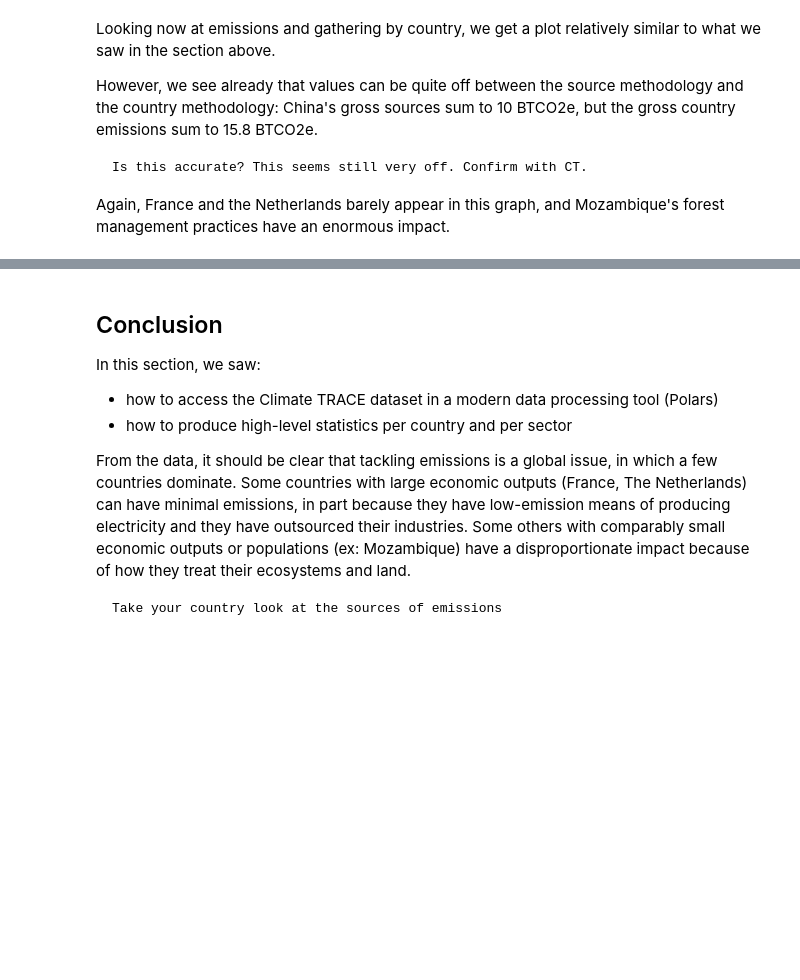
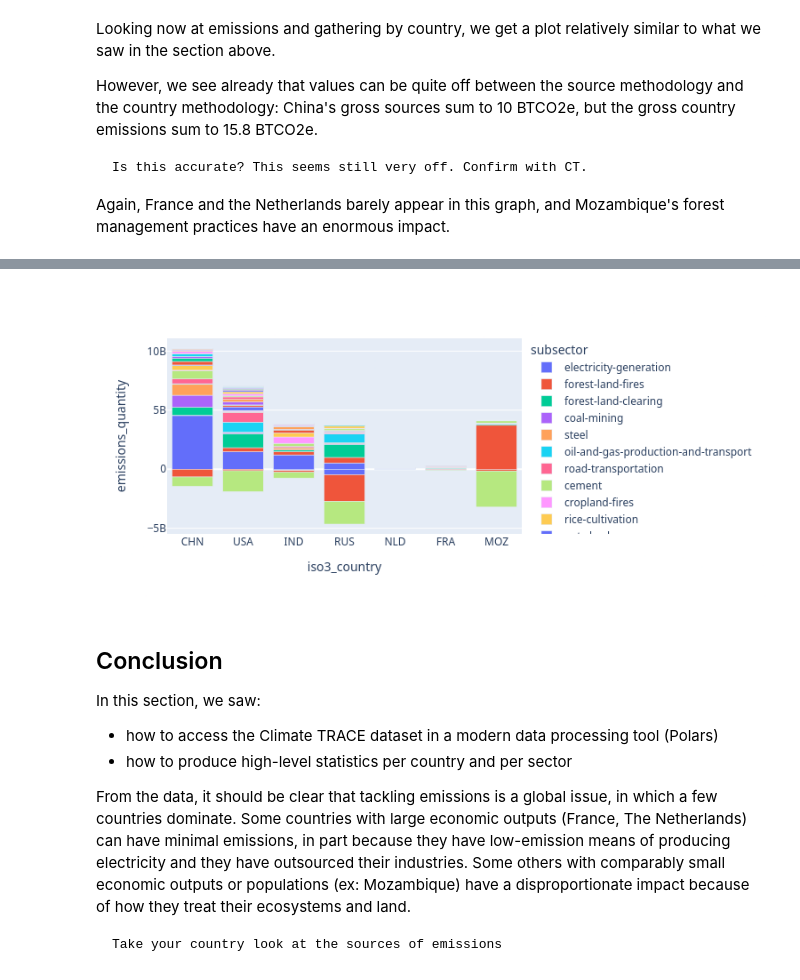
Before and after one commit to tjhunter/climate-trace-handbook, a Jupyter notebook: ct_book/_build/jupyter_execute/initial_analysis.ipynb, the cells around one changed output, grey strips where cells are left out. Cells and saved outputs as stored; diff of their text form; code cells hidden in the pictures; blank space fills up the shorter version.

```diff
--- a/ct_book/_build/jupyter_execute/initial_analysis.ipynb
+++ b/ct_book/_build/jupyter_execute/initial_analysis.ipynb
@@ -365,11 +398,11 @@ Again, France and the Netherlands barely appear in this graph, and Mozambique's
 # %%
 px.bar(
 (sdf_gy
-.group_by(c_iso3_country, c_ct_file)
+.group_by(c_iso3_country, c_subsector)
  .agg(c_emissions_quantity.sum())
      .sort([c_emissions_quantity], descending=True)
  .filter(c_iso3_country.is_in(["CHN", "USA", "IND", "RUS","MOZ","FRA", "NLD"]))
  .collect()
 )
-    ,x=ISO3_COUNTRY, y=EMISSIONS_QUANTITY,color=CT_FILE,log_y=False)
+    ,x=ISO3_COUNTRY, y=EMISSIONS_QUANTITY,color=SUBSECTOR,log_y=False)
 # %% [output]
@@ -377,3 +409,4 @@ px.bar(
+[figure, added]
 # %% [markdown]
 ## Conclusion
 
```
Also changed, not shown: parts of 16 cells of this notebook, 18 other files.
